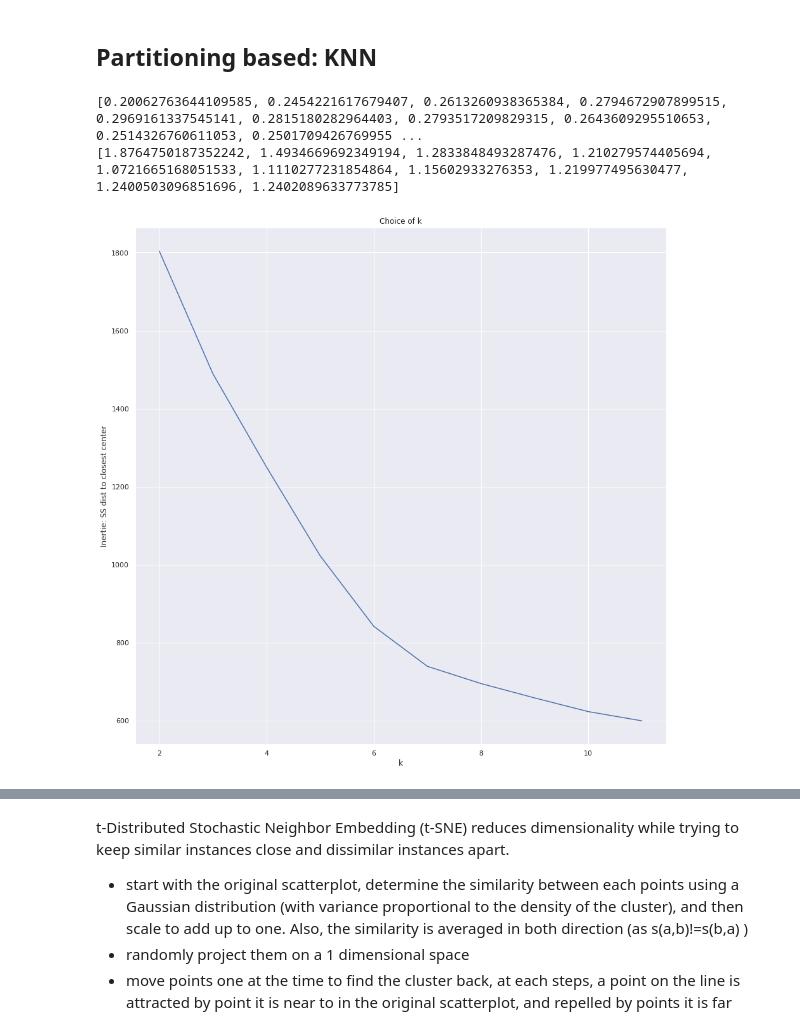
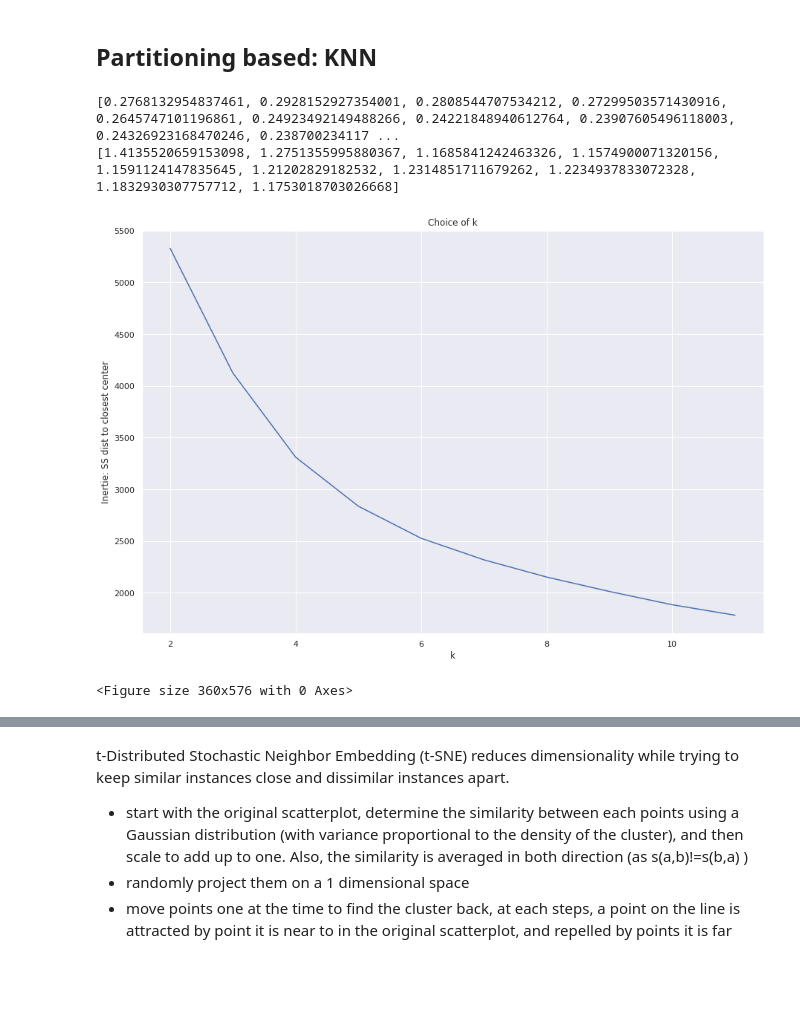
Before and after one commit to Midii-11/IRTM_SARS-COV2, a Jupyter notebook: information_extraction_colab.ipynb, the cells around one changed output, grey strips where cells are left out. Drawn from its saved outputs; the diff is of its cells as text; code cells hidden in the pictures; blank space fills up the shorter version.

```diff
--- a/information_extraction_colab.ipynb
+++ b/information_extraction_colab.ipynb
@@ -215,5 +226,5 @@ sns.distplot(df.n_words)
 # %%
 df = df.drop(['language', 'n_words'], axis=1)
-df = df.sample(n=10000)
+#df = df.sample(n=10000)
 df.shape
 # %% [output]
@@ -239,9 +251,11 @@ it_counter=0
 token_dictionary = {}
 
 # set of words qualified a posteriori as undesirable in the corpus
-undesirable=['abstract', 'virus', 'coronavirus', 'used', 'using', 'Abstract', 'virus', 'Virus', 'VIRUS']
+undesirable=['abstract', 'virus', 'covid19', 'coronavirus', 'used', 'using', 'abstract', 'virus']
 
 for i in df.index:
+
+    document_unit = df['text'][i]
 
     # progress tracker
     it_counter+=1
@@ -249,9 +263,17 @@ for i in df.index:
     if progress%10==0:
         print('[INFO] progress:', int(progress), '%')
 
+
+    # normalization : delete hyphens & case folding : lower case)
+    liste=[]
+    for c in document_unit:
+        if c!= '-':
+            liste.append(c.lower())
+    normalized_document_unit = ''.join(liste)
+
     # tokenization, get only words (no numbers)
     tokenizer = RegexpTokenizer('[a-zA-Z_]+')
-    tokens = tokenizer.tokenize(df['text'][i])
+    tokens = tokenizer.tokenize(normalized_document_unit)
 
     # delete undesirable words
     for u in undesirable:
@@ -263,11 +285,11 @@ for i in df.index:
     # remove english stop words
     filteredtokens = [w for w in tokens if not w in stop_words]
 
-    # stemmatization, lemmatization, to lower case
+    # stemmatization, lemmatization
     result = []
     for word in filteredtokens:
         if len(word)>2:
-            lem = lemmatizer.lemmatize(word.lower())
+            lem = lemmatizer.lemmatize(word)
             #stem = porter_stemmer.stem(lem)
             result.append(lem)
 
@@ -295,12 +318,20 @@ vectorizer = TfidfVectorizer(
     strip_accents='ascii',
     # analyse at the word level
     analyzer='word',
+    # remove stopwords just to make sure they are gone
+    stop_words='english',
     # token pattern
     token_pattern='\w{3,20}',
     # number of features
     max_features=30,
-    # normalize the tf-idf to make the vector have a unit norm
-    norm='l2'
+    # normalize the tf-idf to make the vector have a unit norm = cosine normalization
+    norm='l2',
+    # use sublinear tf
+    sublinear_tf=True,
+    # to enable inverse-document-frequency reweighting
+    use_idf=True,
+    # smoothing to prevent zero division
+    smooth_idf=True
 )
 embedding = vectorizer.fit_transform(df['text'])
 embedding_arr = embedding.toarray()
@@ -358,7 +371,7 @@ Wen you plot the entropy as a function of k, different dimensions lead to differ
 
 see : https://monkeylearn.com/topic-analysis/
 # %%
-tsvd = TruncatedSVD(n_components=6)
+tsvd = TruncatedSVD(n_components=4)
 embedding_reduced = tsvd.fit_transform(embedding_arr)
 embedding_reduced.shape
 # %% [output]
@@ -414,34 +426,42 @@ dav = []
 
 k_set = range(2, 12)
 
 for k in k_set:
-    km = KMeans(n_clusters=k, random_state=42).fit(X)
+    km = KMeans(
+        n_clusters=k,
+        algorithm='elkan',
+        init='k-means++',
+        n_init=10
+    )
     l = km.fit_predict(X)
     inertie.append(km.inertia_)
     sil.append(silhouette_score(X, l))
     dav.append(davies_bouldin_score(X, l))
 
 print(sil)
 print(dav)
 
+plt.figure(figsize=(15, 10))
 plt.title('Choice of k')
 plt.xlabel('k')
 plt.ylabel('Inertie: SS dist to closest center')
 plt.plot(k_set, inertie)
 plt.savefig('Choice of k.png')
 plt.show()
 
+plt.figure(figsize=(5, 8))
 fig = plt.figure(constrained_layout=True)
 spec = GridSpec(ncols=2, nrows=1, figure=fig)
 ax1 = fig.add_subplot(spec[0, 0])
 ax1.set_title('Silhouette coefficient for KNN')
 ax1.plot(sil)
 ax2 = fig.add_subplot(spec[0, 1])
 ax2.set_title('Davies-Bouldin Index for KNN')
 ax2.plot(dav)
 plt.savefig('Silhouette & Davies index for KNN.png')
 plt.show()
 # %% [output]
-[0.20062763644109585, 0.2454221617679407, 0.2613260938365384, 0.2794672907899515, 0.2969161337545141, 0.2815180282964403, 0.2793517209829315, 0.2643609295510653, 0.2514326760611053, 0.2501709426769955 ...
-[1.8764750187352242, 1.4934669692349194, 1.2833848493287476, 1.210279574405694, 1.0721665168051533, 1.1110277231854864, 1.15602933276353, 1.219977495630477, 1.2400503096851696, 1.2402089633773785]
+[0.2768132954837461, 0.2928152927354001, 0.2808544707534212, 0.27299503571430916, 0.2645747101196861, 0.24923492149488266, 0.24221848940612764, 0.23907605496118003, 0.24326923168470246, 0.238700234117 ...
+[1.4135520659153098, 1.2751355995880367, 1.1685841242463326, 1.1574900071320156, 1.1591124147835645, 1.21202829182532, 1.2314851711679262, 1.2234937833072328, 1.1832930307757712, 1.1753018703026668]
-[figure, old version]
+[figure, new version]
+<Figure size 360x576 with 0 Axes>
```
Also changed, not shown: parts of 29 cells of this notebook.
